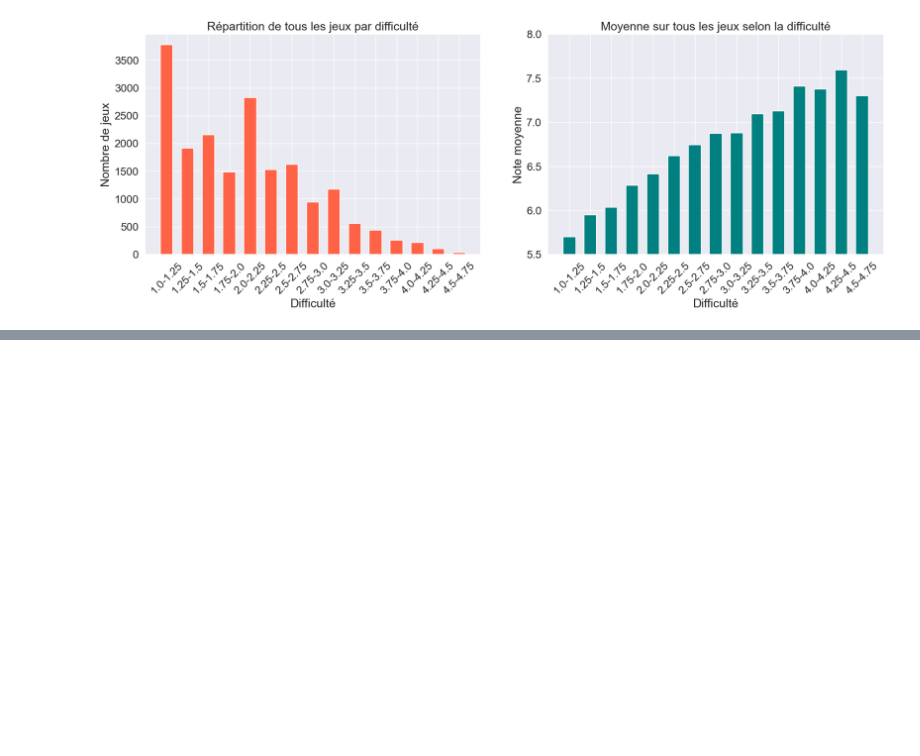
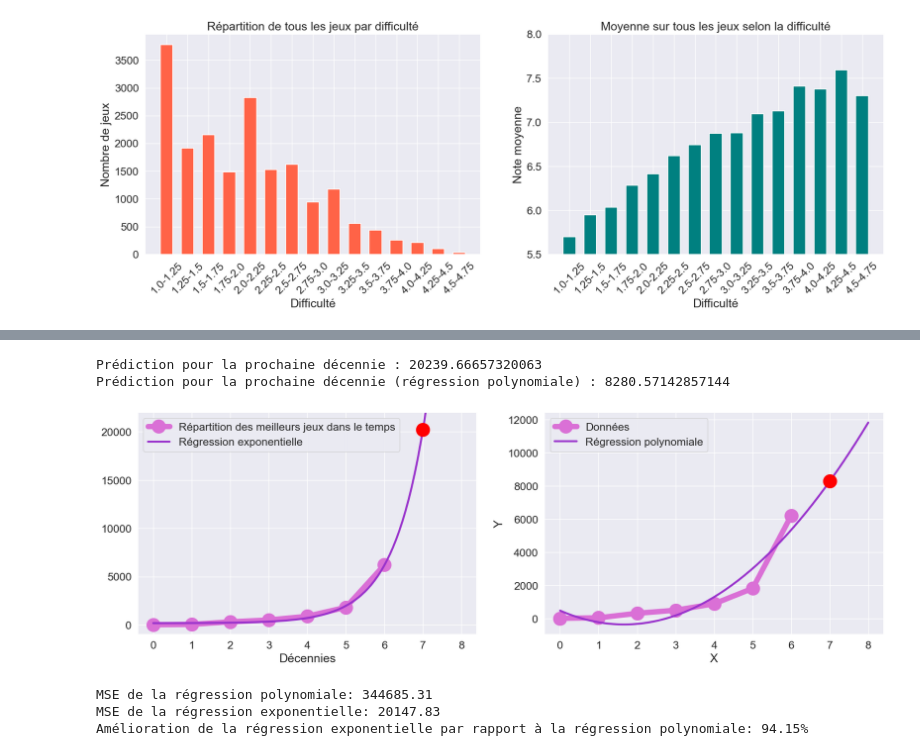
Before and after one commit to LOISGALLAUD/issd, a Jupyter notebook: PROJET/LGALLAUD.ipynb, the cells around one changed output, grey strips where cells are left out. Saved outputs shown, nothing was run; the diff lists cells and outputs as text; code cells hidden in the pictures; blank space fills up the shorter version.

```diff
--- a/PROJET/LGALLAUD.ipynb
+++ b/PROJET/LGALLAUD.ipynb
@@ -331,11 +333,11 @@ Un premier graphe montre que la proportion de jeux bien notés est essentielleme
 intervals = [[i, i+10] for i in range(1950, 2021, 10)]
 
 # Calcul du nombre de jeux par intervalle
-amounts = []
+time_amounts = []
 for interval in intervals:
     i, j = interval
     games_in_interval = years[(years['yearpublished'] >= i) & (years['yearpublished'] < j)]
-    amounts.append(len(games_in_interval))
+    time_amounts.append(len(games_in_interval))
 
 # Création de l'histogramme en barres
 plt.figure(figsize=(10,6))
@@ -344,8 +346,8 @@ plt.xlabel("Années")
 plt.xticks(rotation=45)
 plt.ylabel("Nombre de jeux")
 
-labels = [f"{i}-{i+10}" for i in range(1950, 2021, 10)]
-plt.bar(labels, amounts, linewidth=1.2, width=0.6, color="orchid")
+time_labels = [f"{i}-{i+10}" for i in range(1950, 2021, 10)]
+plt.bar(time_labels, time_amounts, linewidth=1.2, width=0.6, color="orchid")
 plt.show()
 # %% [output]
 [figure]
@@ -812,0 +847,64 @@ Remarques personnelles:
+# %%
+x_data = [i for i in range(7)]
+y_data = time_amounts[:7]
+
+def exponential_func(x, a, b, c):
+    return a * np.exp(b * x) + c
+
+exp_popt, exp_pcov = curve_fit(exponential_func, x_data, y_data)
+
+# Tracé de la courbe exponentielle ajustée sur vos données
+exp_x_fit = np.linspace(0, 8, 100)
+exp_y_fit = exponential_func(exp_x_fit, *exp_popt)
+
+plt.figure(figsize=(20,6))
+plt.subplot(1, 2, 1)
+
+plt.plot(x_data, y_data, label='Répartition des meilleurs jeux dans le temps', color='orchid', marker='o',markersize=20, linewidth=8)
+plt.plot(exp_x_fit, exp_y_fit, label='Régression exponentielle', color='darkorchid', linewidth=3)
+plt.legend()
+plt.ylim(-1000, 22000)
+plt.xlabel("Décennies")
+
+# Prédiction du nombre de jeux sortis dans la prochaine décennie
+n_years = 7
+x_pred = np.linspace(0, n_years, n_years+1)
+exp_y_pred = exponential_func(x_pred, *exp_popt)
+print("Prédiction pour la prochaine décennie :", exp_y_pred[-1])
+plt.plot(7, exp_y_pred[-1], marker='o', markersize=20, color='red', linewidth=2)
+
+plt.subplot(1, 2, 2)
+coeffs = np.polyfit(x_data, y_data, deg=2)
+poly_x_fit = np.linspace(0, 8, 100)
+poly_y_fit = np.polyval(coeffs, poly_x_fit)
+
+
+poly_func = np.poly1d(coeffs)
+poly_y_pred = poly_func(x_pred)
+
+# Affichage de la prédiction pour la régression polynomiale
+print("Prédiction pour la prochaine décennie (régression polynomiale) :", poly_y_pred[-1])
+
+plt.plot(x_data, y_data, label='Données', color='orchid', marker='o',markersize=20, linewidth=8)
+plt.plot(poly_x_fit, poly_y_fit, label='Régression polynomiale', color='darkorchid', linewidth=3)
+plt.legend()
+plt.xlabel('X')
+plt.ylabel('Y')
+plt.plot(7, poly_y_pred[-1], marker='o', markersize=20, color='red', linewidth=2)
+plt.show()
+# %% [output]
+Prédiction pour la prochaine décennie : 20239.66657320063
+Prédiction pour la prochaine décennie (régression polynomiale) : 8280.57142857144
+[figure, added]
+# %%
+poly_mse = 1/len(y_data) * np.sum((y_data[:6] - poly_y_pred[:6])**2)
+exp_mse = 1/len(y_data) * np.sum((y_data[:6] - exp_y_pred[:6])**2)
+
+print(f"MSE de la régression polynomiale: {poly_mse:.2f}")
+print(f"MSE de la régression exponentielle: {exp_mse:.2f}")
+
+print(f"Amélioration de la régression exponentielle par rapport à la régression polynomiale: {100*(poly_mse - exp_mse)/poly_mse:.2f}%")
+# %% [output]
+MSE de la régression polynomiale: 344685.31
+MSE de la régression exponentielle: 20147.83
+Amélioration de la régression exponentielle par rapport à la régression polynomiale: 94.15%
```
Also changed, not shown: parts of 21 cells of this notebook, 1 other file.
